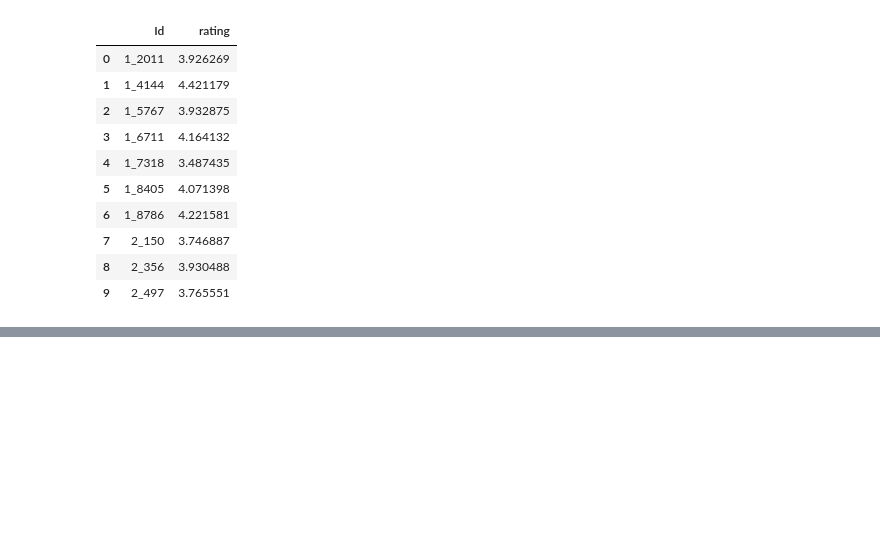
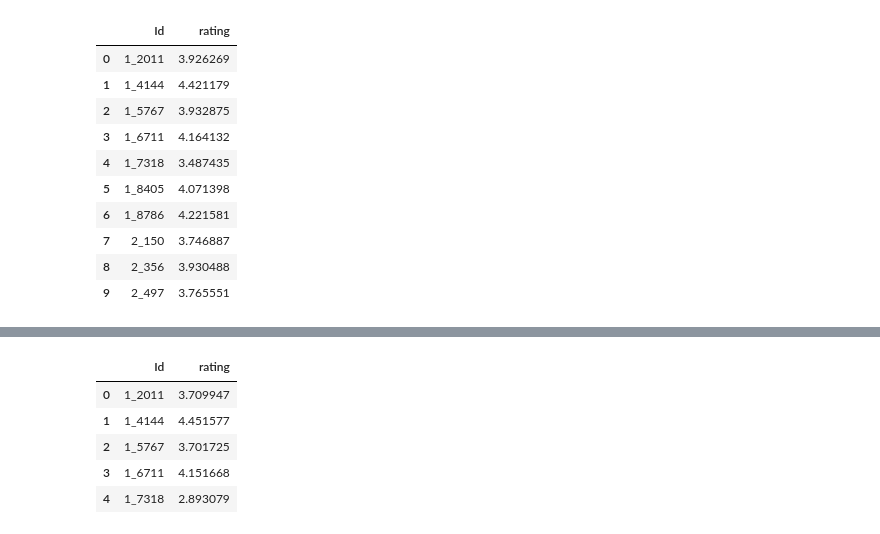
Before and after one commit to TheEliteCode/mov_rec_project, a Jupyter notebook: notebook.ipynb, the cells around one changed output, grey strips where cells are left out. Saved outputs shown, nothing was run; the diff lists cells and outputs as text; code cells hidden in the pictures; blank space fills up the shorter version.

```diff
--- a/notebook.ipynb
+++ b/notebook.ipynb
@@ -172,0 +878,19 @@ Sample predictions:
+# %%
+model_v3 = lgb.LGBMRegressor(
+    n_estimators=1000,
+    learning_rate=0.05,
+    num_leaves=127,
+    min_child_samples=20,
+    subsample=0.8,
+    colsample_bytree=0.8,
+    random_state=42,
+    n_jobs=-1
+)
+
+model_v3.fit(
+    X_v2, y_v2,
+    eval_set=[(X_v2, y_v2)],
+    callbacks=[lgb.log_evaluation(period=100)]
+)
+
+print("\nTraining complete")
@@ -172,0 +984,59 @@ Sample predictions:
+# %%
+### Final Esemble Submission
+# Rebuild test features v2
+test = pd.read_csv('data/test.csv')
+
+test['user_bias'] = test['userId'].map(user_bias).fillna(0)
+test['user_mean'] = test['userId'].map(user_mean).fillna(global_mean)
+test['user_std'] = test['userId'].map(user_std).fillna(0)
+test['user_count'] = test['userId'].map(user_count).fillna(0)
+
+test['movie_bias'] = test['movieId'].map(movie_bias).fillna(0)
+test['movie_mean'] = test['movieId'].map(movie_mean).fillna(global_mean)
+test['movie_std'] = test['movieId'].map(movie_std).fillna(0)
+test['movie_count'] = test['movieId'].map(movie_count).fillna(0)
+
+test_user_idx = test['userId'].map(user_to_idx)
+test_movie_idx = test['movieId'].map(movie_to_idx)
+test['svd_component'] = predict_svd(test_user_idx, test_movie_idx)
+
+test = test.merge(imdb[imdb_cols], on='movieId', how='left')
+test['runtime'] = test['runtime'].fillna(0)
+test['budget_clean'] = test['budget_clean'].fillna(0)
+test['director_avg_rating'] = test['director_avg_rating'].fillna(global_mean)
+test['director_count'] = test['director_count'].fillna(0)
+
+test = test.merge(genome_pivot, on='movieId', how='left')
+test[tag_cols] = test[tag_cols].fillna(0)
+
+# LightGBM predictions
+X_test_v2 = test[feature_cols_v2]
+lgbm_preds = model_v3.predict(X_test_v2)
+lgbm_preds = np.clip(lgbm_preds, 0.5, 5.0)
+
+# SVD predictions
+svd_preds = (
+    global_mean +
+    test['user_bias'] +
+    test['movie_bias'] +
+    test['svd_component']
+).clip(0.5, 5.0)
+
+# Blend 42% SVD + 58% LightGBM
+final_preds = 0.42 * svd_preds + 0.58 * lgbm_preds
+final_preds = np.clip(final_preds, 0.5, 5.0)
+
+# Build submission
+test['Id'] = test['userId'].astype(str) + '_' + test['movieId'].astype(str)
+submission = pd.DataFrame({'Id': test['Id'], 'rating': final_preds})
+submission.to_csv('data/submission_ensemble.csv', index=False)
+
+print("Submission saved")
+print(f"Shape: {submission.shape}")
+print(f"\nPrediction stats:")
+print(f"Mean: {final_preds.mean():.4f}")
+print(f"Std:  {final_preds.std():.4f}")
+print(f"Min:  {final_preds.min():.4f}")
+print(f"Max:  {final_preds.max():.4f}")
+submission.head()
+# %% [output]
@@ -172,0 +1051,6 @@ Sample predictions:
+|  | Id | rating |
+| 0 | 1_2011 | 3.709947 |
+| 1 | 1_4144 | 4.451577 |
+| 2 | 1_5767 | 3.701725 |
+| 3 | 1_6711 | 4.151668 |
+| 4 | 1_7318 | 2.893079 |
```
Also changed, not shown: parts of 44 cells of this notebook.
